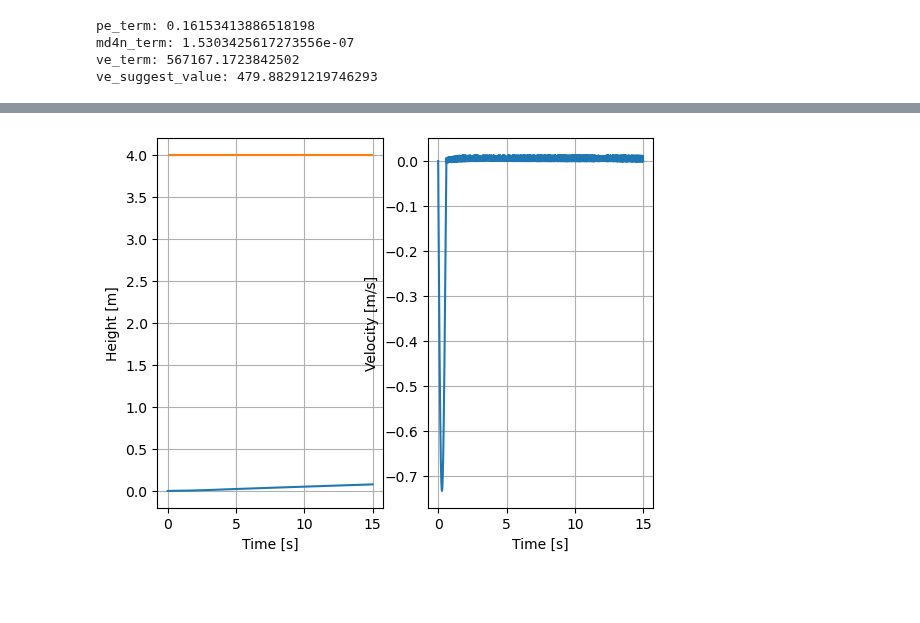
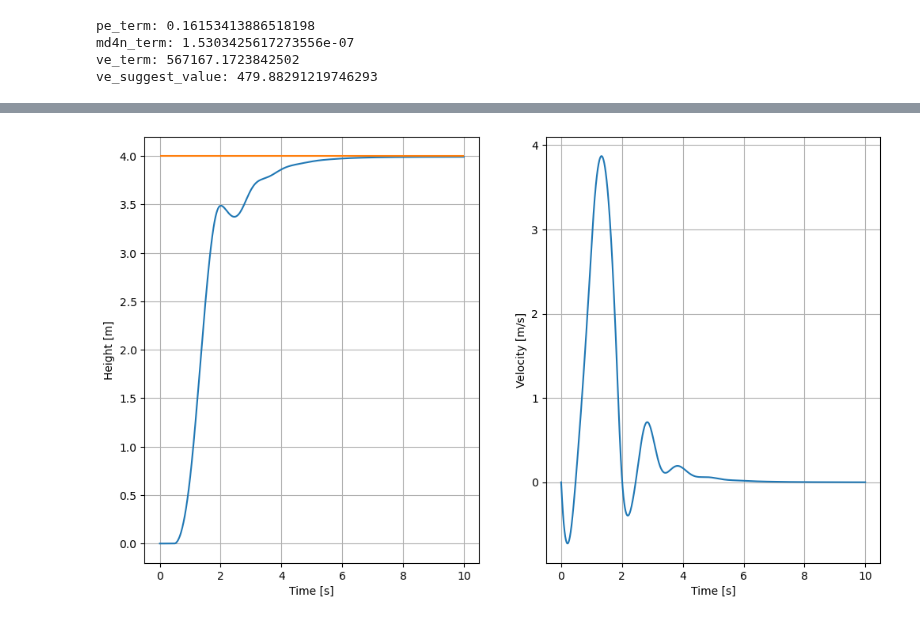
Before and after one commit to Pljwachs/Control-and-Simulation-of-Rocket-Hopper, a Jupyter notebook: src/fluid_simulation.ipynb, the cells around one changed output, grey strips where cells are left out. Cells and saved outputs as stored; diff of their text form; code cells hidden in the pictures; blank space fills up the shorter version.

```diff
--- a/src/fluid_simulation.ipynb
+++ b/src/fluid_simulation.ipynb
@@ -159,23 +158,35 @@ lam_2=lam_1*(H_d/L_1)*(F_l/F_d)                 # for fitting, since lambda=f*L/
 # For Kv convert
 rho_nitro=1.2336            # [kg/Nm^3 (normal cubic meter)]
 # %%
+## Calculate the basic force
 
+md4n_term=A_throat/np.sqrt(T_4*R_gas/(M*gamma)) * np.power((gamma+1)/2, -(gamma+1)/(2*(gamma-1)))
+ve_term=(2*gamma*R_gas*T_4)/(gamma-1)/M
+
+ve_suggest_val=float(np.sqrt(ve_term * (1 - np.power(0.1615, (gamma - 1) / gamma))))
+print("ve_suggest_value:", ve_suggest_val)
+
+thrust_req= m_hop*(g)+k_hose*x_target
+pressure_req=thrust_req/(ve_suggest_val*md4n_term)
+
+print("Basic force need to sustain horizontal at the equilibrium is: ", thrust_req ," [N]")
+print("Basic pressure command to reach equilibrium at target", x_target, ":", pressure_req, " [Pa]")
 
 ######################################################################
 ## For MPC parameter
 Q=np.array([[10.0,0.0],[0.0,10.0]])
-R=np.array([1.0])
-Qf=30*Q
+R=np.array([0.01])
+rho=np.array([0.1])    #damping term (not used right now)
+Qf=10*Q
 N=50
 
 # initial input
 u0=np.array([1e5]).reshape(-1,1)
-z0=np.array([0.0,p3_t0]).reshape(-1,1)
+z0=np.array([0.0,p3_t0]).reshape(-1,1)              #md4n pe
 
 #target state
-xs=np.array([x_target,0.0]).reshape(-1,1)
-
-
-mpc=MPCController(motion_t0,u0,z0,Q,R,Qf,xs,20,N)
+xs=np.array([x_target,0.0,pressure_req]).reshape(-1,1)           # x v
+x0=np.array([motion_t0[0],motion_t0[1]]).reshape(-1,1)
+mpc=MPCController(motion_t0,u0,z0,Q,R,Qf,rho,xs,20,N)  # 20Hz
 mpc.setup()
 # %% [output]
@@ -238,6 +252,14 @@ at iteration 17 , Me: 1.8492187500000006 , and h: 0.00078125 , and epsilon: 1.49
 at iteration 18 , Me: 1.8488281250000005 , and h: 0.000390625 , and epsilon: 1.494286538518734
 at iteration 19 , Me: 1.8486328125000004 , and h: 0.0001953125 , and epsilon: 1.4938331019006394
 for comparison, real epsilon:  1.4938271604938271
+# %%
+## PID parameters for valve control (for the simulation purpose, don't deploy in the real test)
+v_kp=2.0   #2.0
+v_ki=0.0
+v_kd=0.15
+
+v_lasterr=0.0
+v_integral=0.0
 # %%
 ###########################################################
 # for valve
@@ -547,17 +557,21 @@ plt.legend()
 # %%
 # part 3: motion
+fig_m=plt.figure(figsize=(12,7))
 plt.subplot(121)
 plt.plot(time[:-1], motion_t[0, :-1], label='x',color="C0")
 plt.hlines(x_target,xmin=0,xmax=tf,label="target",colors="C1")
 plt.xlabel('Time [s]')
 plt.ylabel('Height [m]')
 plt.grid()
 
 
 plt.subplot(122)
 plt.plot(time[:-1], motion_t[1, :-1], label='v')
 plt.xlabel('Time [s]')
 plt.ylabel('Velocity [m/s]')
 plt.grid()
+
+
+fig_m.savefig("../figure/mpc_motion.png")
 # %% [output]
-[figure, old version]
+[figure, new version]
```
Also changed, not shown: parts of 6 cells of this notebook, 4 other files.
